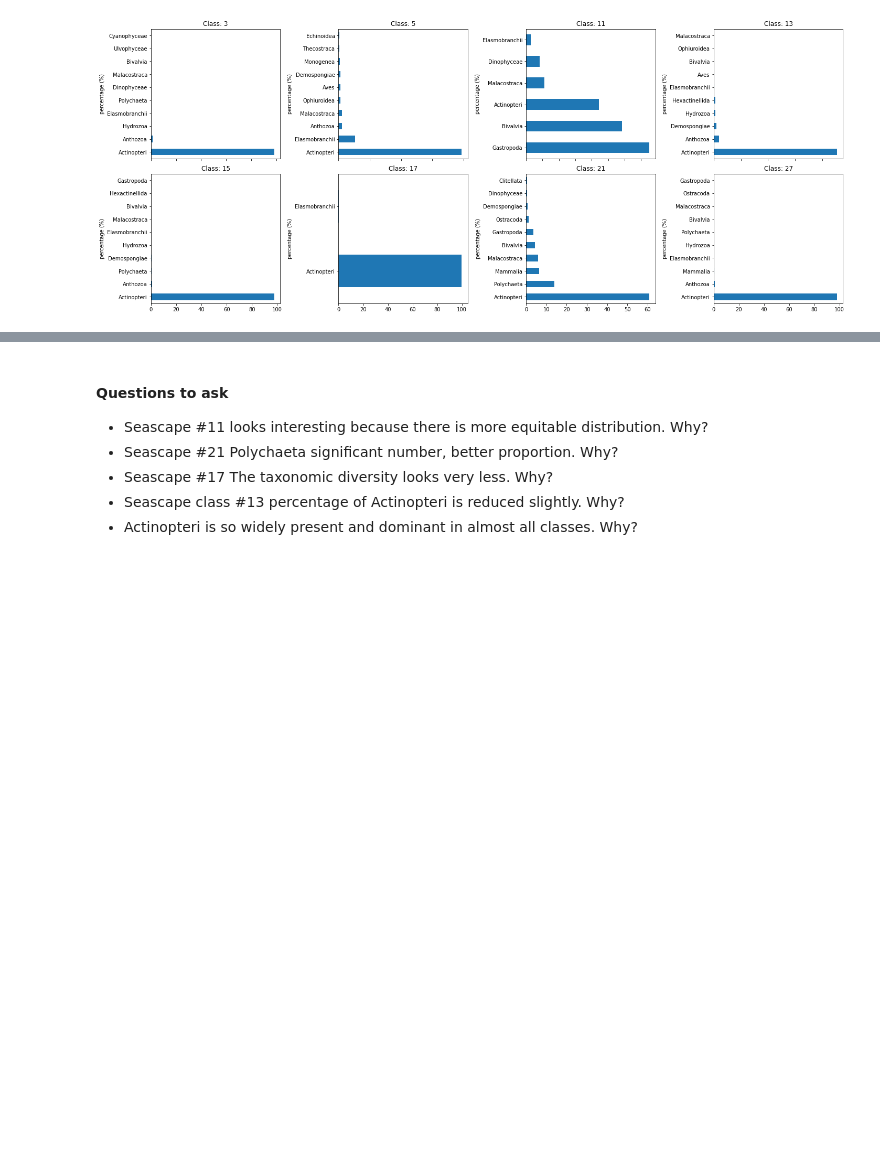
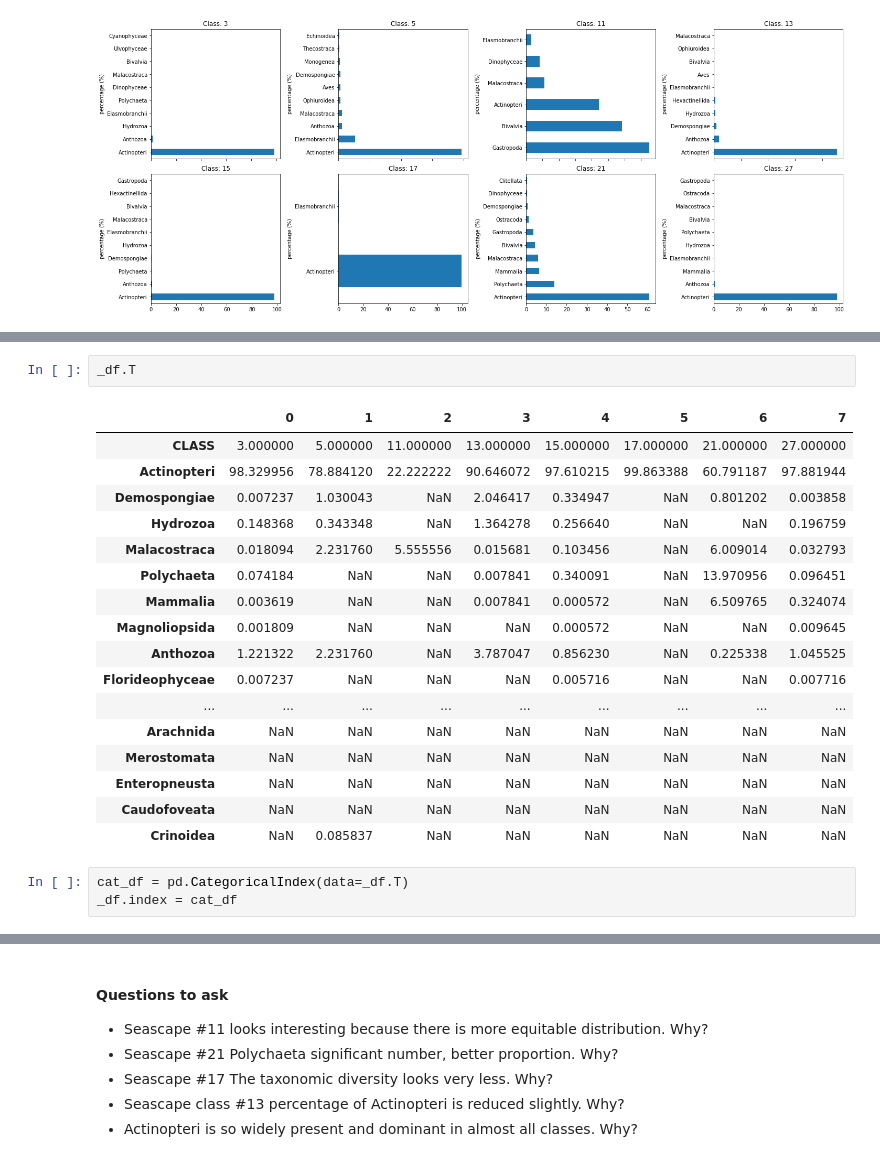
Before and after one commit to ayushanand18/obis-research, a Jupyter notebook: notebooks/characterizing-seascapes-taxanomically.ipynb, the cells around one changed output, grey strips where cells are left out. Saved outputs shown, nothing was run; the diff lists cells and outputs as text; blank space fills up the shorter version.

```diff
--- a/notebooks/characterizing-seascapes-taxanomically.ipynb
+++ b/notebooks/characterizing-seascapes-taxanomically.ipynb
@@ -344,0 +368,23 @@ plt.show()
+# %%
+_df.T
+# %% [output]
+|  | 0 | 1 | 2 | 3 | 4 | 5 | 6 | 7 |
+| CLASS | 3.000000 | 5.000000 | 11.000000 | 13.000000 | 15.000000 | 17.000000 | 21.000000 | 27.000000 |
+| Actinopteri | 98.329956 | 78.884120 | 22.222222 | 90.646072 | 97.610215 | 99.863388 | 60.791187 | 97.881944 |
+| Demospongiae | 0.007237 | 1.030043 | NaN | 2.046417 | 0.334947 | NaN | 0.801202 | 0.003858 |
+| Hydrozoa | 0.148368 | 0.343348 | NaN | 1.364278 | 0.256640 | NaN | NaN | 0.196759 |
+| Malacostraca | 0.018094 | 2.231760 | 5.555556 | 0.015681 | 0.103456 | NaN | 6.009014 | 0.032793 |
+| Polychaeta | 0.074184 | NaN | NaN | 0.007841 | 0.340091 | NaN | 13.970956 | 0.096451 |
+| Mammalia | 0.003619 | NaN | NaN | 0.007841 | 0.000572 | NaN | 6.509765 | 0.324074 |
+| Magnoliopsida | 0.001809 | NaN | NaN | NaN | 0.000572 | NaN | NaN | 0.009645 |
+| Anthozoa | 1.221322 | 2.231760 | NaN | 3.787047 | 0.856230 | NaN | 0.225338 | 1.045525 |
+| Florideophyceae | 0.007237 | NaN | NaN | NaN | 0.005716 | NaN | NaN | 0.007716 |
+| ... | ... | ... | ... | ... | ... | ... | ... | ... |
+| Arachnida | NaN | NaN | NaN | NaN | NaN | NaN | NaN | NaN |
+| Merostomata | NaN | NaN | NaN | NaN | NaN | NaN | NaN | NaN |
+| Enteropneusta | NaN | NaN | NaN | NaN | NaN | NaN | NaN | NaN |
+| Caudofoveata | NaN | NaN | NaN | NaN | NaN | NaN | NaN | NaN |
+| Crinoidea | NaN | 0.085837 | NaN | NaN | NaN | NaN | NaN | NaN |
+# %%
+cat_df = pd.CategoricalIndex(data=_df.T)
+_df.index = cat_df
```
Also changed, not shown: parts of 11 cells of this notebook.
